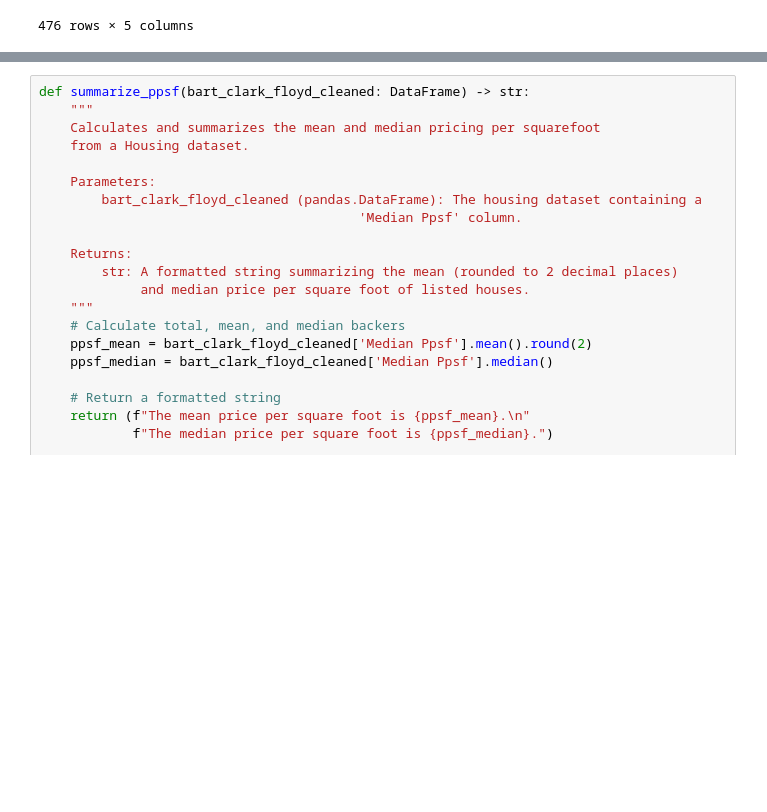
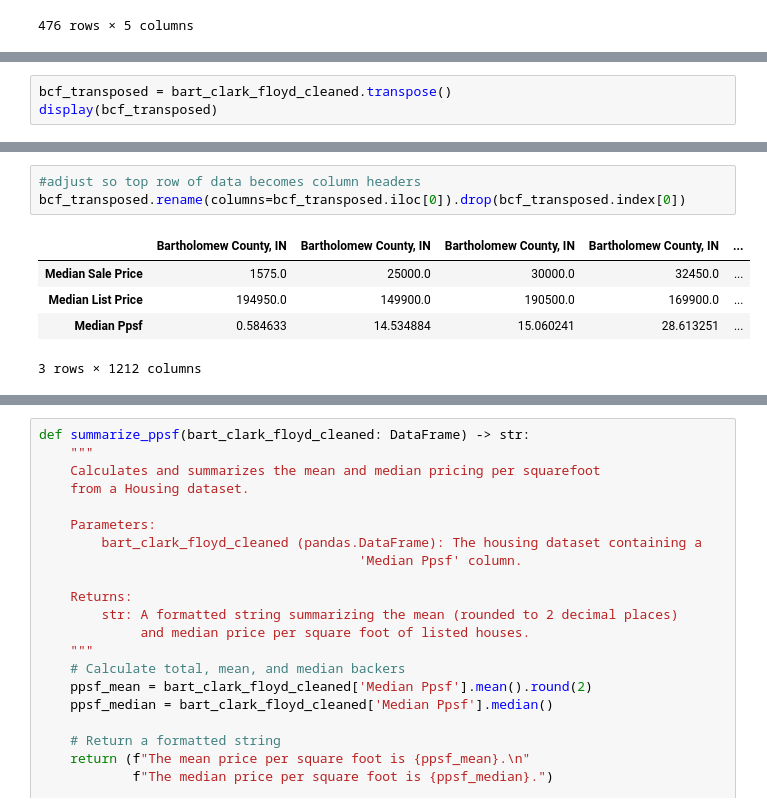
Before and after one commit to RachTheRad/SoIN_Housing_Analysis, a Jupyter notebook: HouAna_Capstone.ipynb, the cells around one changed output, grey strips where cells are left out. Cells and saved outputs as stored; diff of their text form; blank space fills up the shorter version.

```diff
--- a/HouAna_Capstone.ipynb
+++ b/HouAna_Capstone.ipynb
@@ -850,0 +836,3 @@ print(bart_clark_floyd_cleaned)
+# %%
+bcf_transposed = bart_clark_floyd_cleaned.transpose()
+display(bcf_transposed)
@@ -851,3 +846,12 @@ print(bart_clark_floyd_cleaned)
+# %%
+#adjust so top row of data becomes column headers
+bcf_transposed.rename(columns=bcf_transposed.iloc[0]).drop(bcf_transposed.index[0])
+# %% [output]
+|  | Bartholomew County, IN | Bartholomew County, IN | Bartholomew County, IN | Bartholomew County, IN | ... |
+| Median Sale Price | 1575.0 | 25000.0 | 30000.0 | 32450.0 | ... |
+| Median List Price | 194950.0 | 149900.0 | 190500.0 | 169900.0 | ... |
+| Median Ppsf | 0.584633 | 14.534884 | 15.060241 | 28.613251 | ... |
+3 rows × 1212 columns
 # %%
 def summarize_housing_data(bart_clark_floyd_cleaned: DataFrame) -> str:
     """
```
Also changed, not shown: parts of 6 cells of this notebook.
